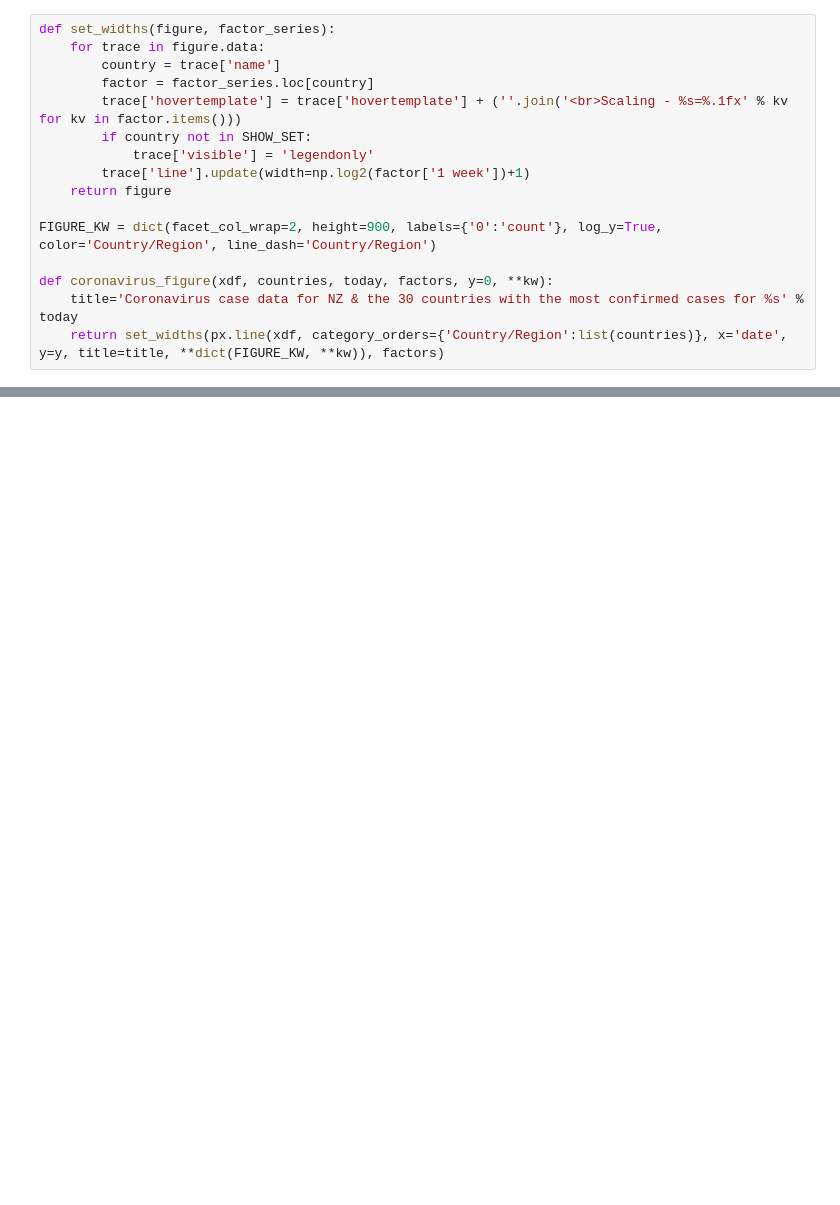
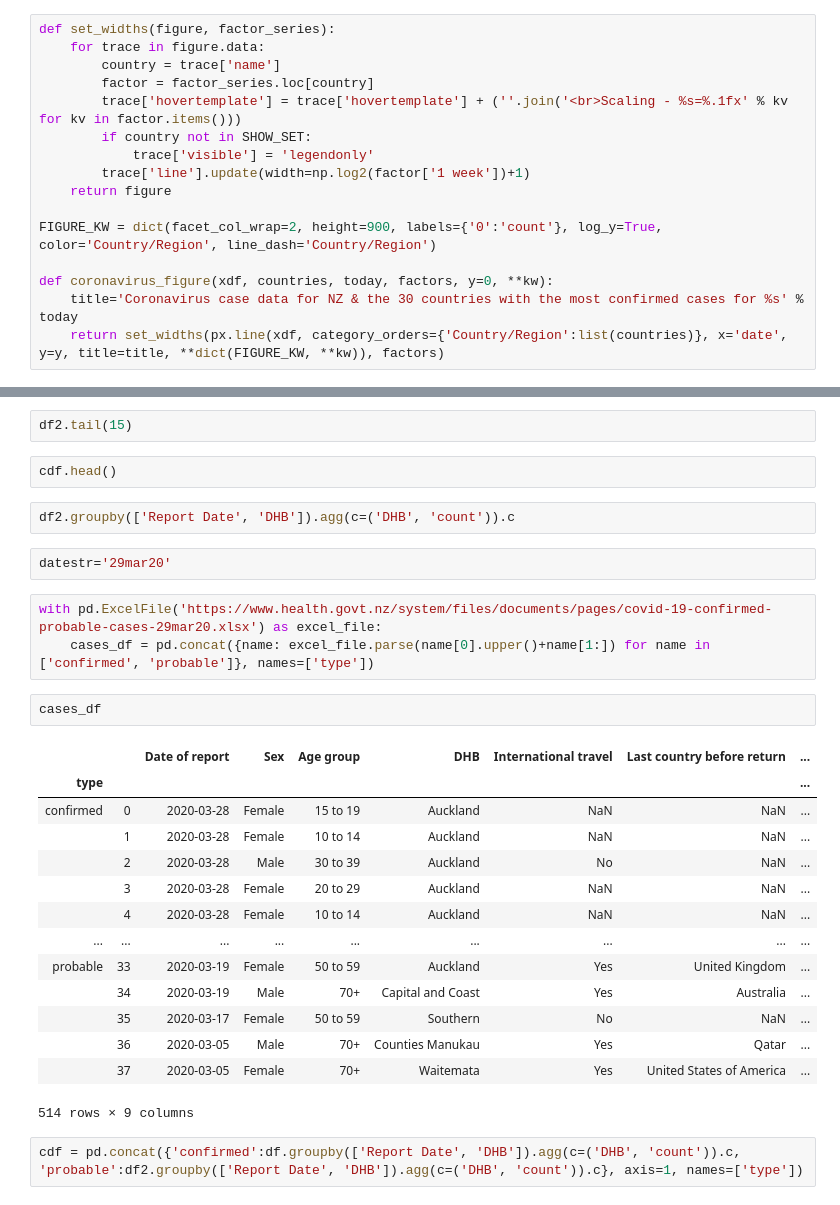
Before and after one commit to timmclennan/timmclennan.github.io, a Jupyter notebook: source/Coronavirus.ipynb, the cells around one changed output, grey strips where cells are left out. Cells and saved outputs as stored; diff of their text form; blank space fills up the shorter version.

```diff
--- a/source/Coronavirus.ipynb
+++ b/source/Coronavirus.ipynb
@@ -227,0 +159,30 @@ fig
+# %%
+df2.tail(15)
+# %%
+cdf.head()
+# %%
+df2.groupby(['Report Date', 'DHB']).agg(c=('DHB', 'count')).c
+# %%
+datestr='29mar20'
+# %%
+with pd.ExcelFile('https://www.health.govt.nz/system/files/documents/pages/covid-19-confirmed-probable-cases-29mar20.xlsx') as excel_file:
+    cases_df = pd.concat({name: excel_file.parse(name[0].upper()+name[1:]) for name in ['confirmed', 'probable']}, names=['type'])
+# %%
+cases_df
+# %% [output]
+|  |  | Date of report | Sex | Age group | DHB | International travel | Last country before return | ... |
+| type |  |  |  |  |  |  |  | ... |
+| confirmed | 0 | 2020-03-28 | Female | 15 to 19 | Auckland | NaN | NaN | ... |
+|  | 1 | 2020-03-28 | Female | 10 to 14 | Auckland | NaN | NaN | ... |
+|  | 2 | 2020-03-28 | Male | 30 to 39 | Auckland | No | NaN | ... |
+|  | 3 | 2020-03-28 | Female | 20 to 29 | Auckland | NaN | NaN | ... |
+|  | 4 | 2020-03-28 | Female | 10 to 14 | Auckland | NaN | NaN | ... |
+| ... | ... | ... | ... | ... | ... | ... | ... | ... |
+| probable | 33 | 2020-03-19 | Female | 50 to 59 | Auckland | Yes | United Kingdom | ... |
+|  | 34 | 2020-03-19 | Male | 70+ | Capital and Coast | Yes | Australia | ... |
+|  | 35 | 2020-03-17 | Female | 50 to 59 | Southern | No | NaN | ... |
+|  | 36 | 2020-03-05 | Male | 70+ | Counties Manukau | Yes | Qatar | ... |
+|  | 37 | 2020-03-05 | Female | 70+ | Waitemata | Yes | United States of America | ... |
+514 rows × 9 columns
+# %%
+cdf = pd.concat({'confirmed':df.groupby(['Report Date', 'DHB']).agg(c=('DHB', 'count')).c, 'probable':df2.groupby(['Report Date', 'DHB']).agg(c=('DHB', 'count')).c}, axis=1, names=['type'])
```
Also changed, not shown: parts of 56 cells of this notebook, 1 other file.
